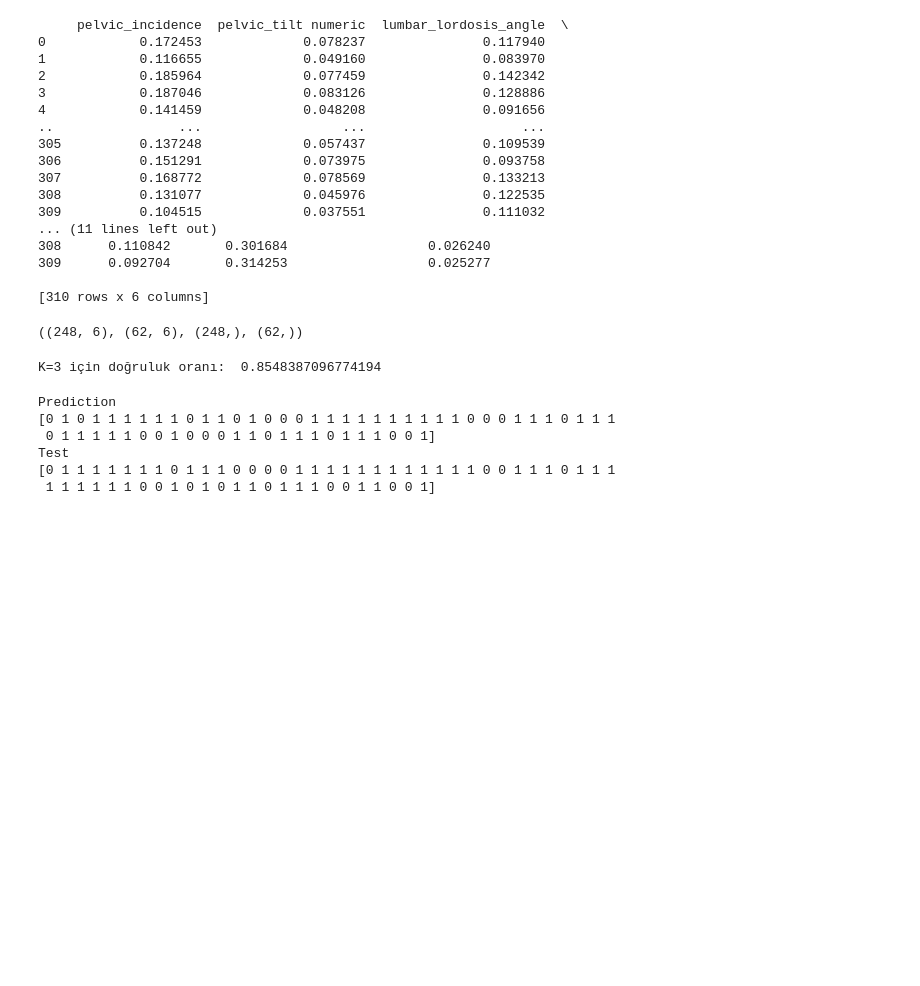
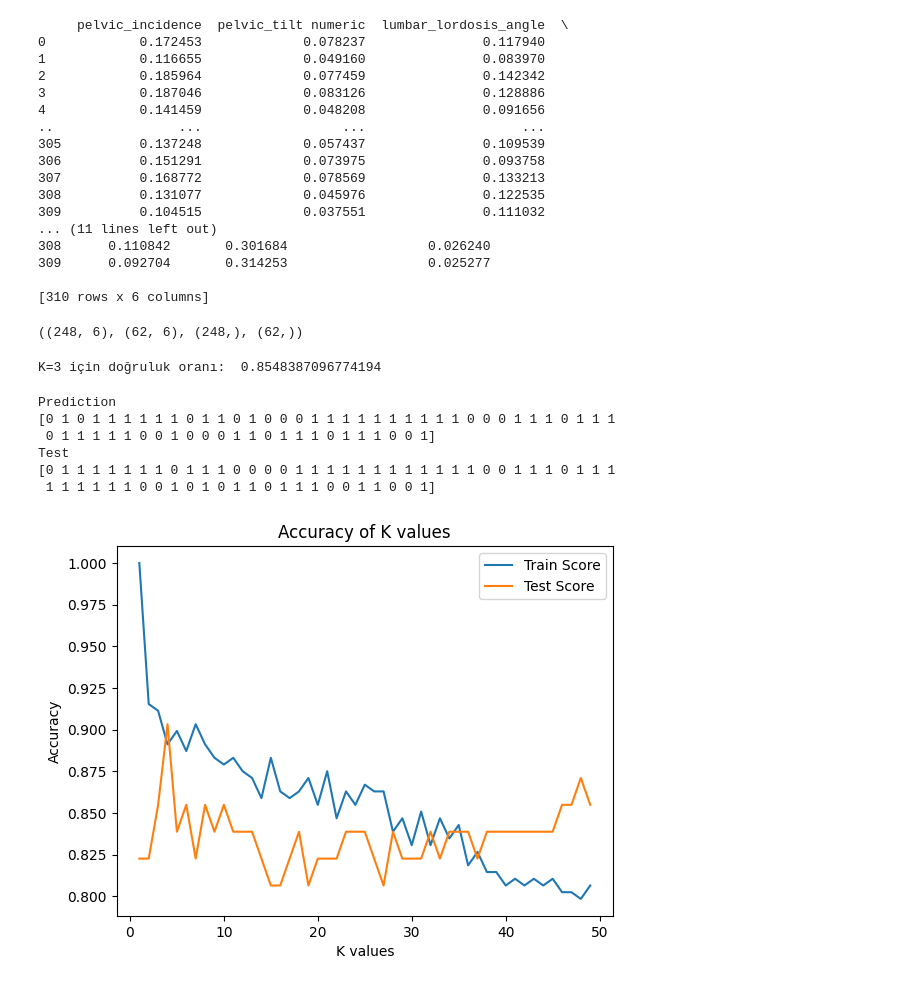
Before and after one commit to MuhammedKsee/MLLesson, a Jupyter notebook: KNN/KNN.ipynb, the cells around one changed output. Drawn from its saved outputs; the diff is of its cells as text; code cells hidden in the pictures; blank space fills up the shorter version.

```diff
--- a/KNN/KNN.ipynb
+++ b/KNN/KNN.ipynb
@@ -127,8 +127,19 @@ Test
 train_score = []
 test_score = []
 
-for i in range(1, 20):
+for i in range(1, 50):
     knn2 = KNeighborsClassifier(n_neighbors=i)
     knn2.fit(x_train, y_train)
     train_score.append(knn2.score(x_train, y_train))
     test_score.append(knn2.score(x_test, y_test))
+# %%
+import matplotlib.pyplot as plt
+plt.plot(range(1,50),train_score,label = "Train Score")
+plt.plot(range(1,50),test_score,label = "Test Score")
+plt.legend()
+plt.xlabel("K values")
+plt.ylabel("Accuracy")
+plt.title("Accuracy of K values")
+plt.show()
+# %% [output]
+[figure, added]
```
